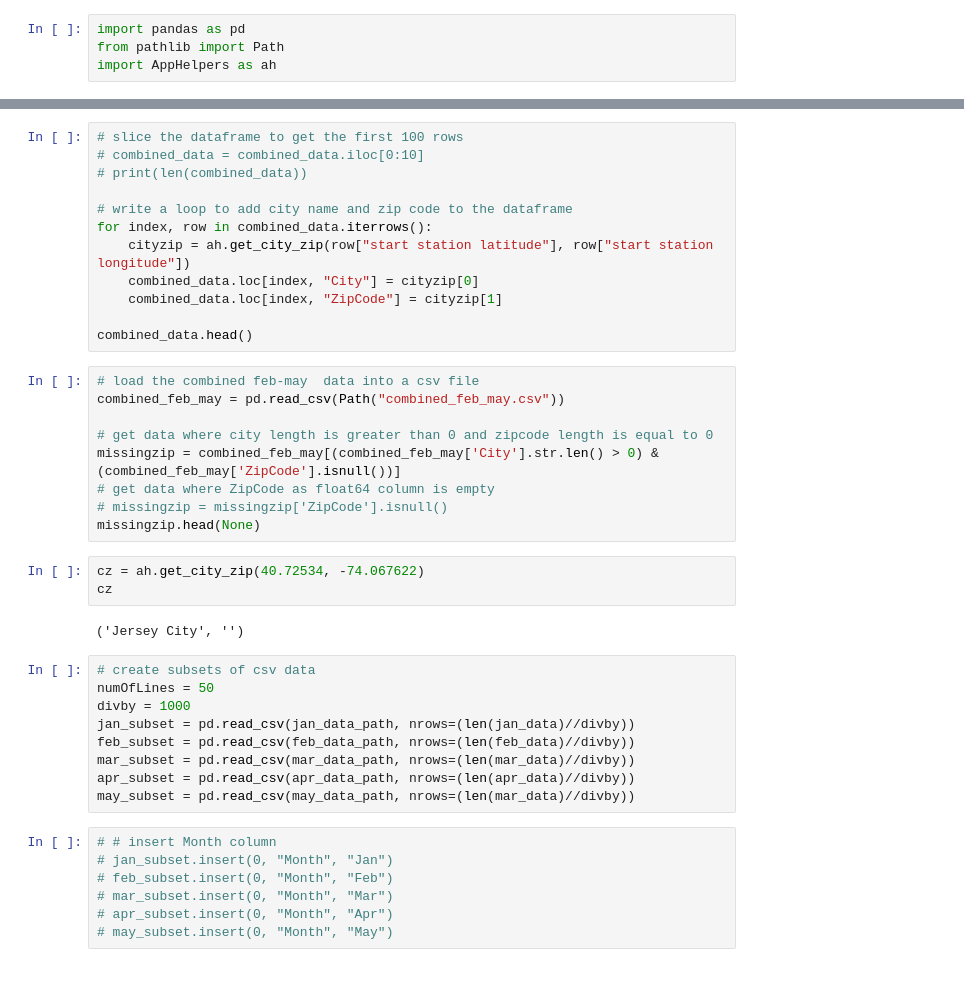
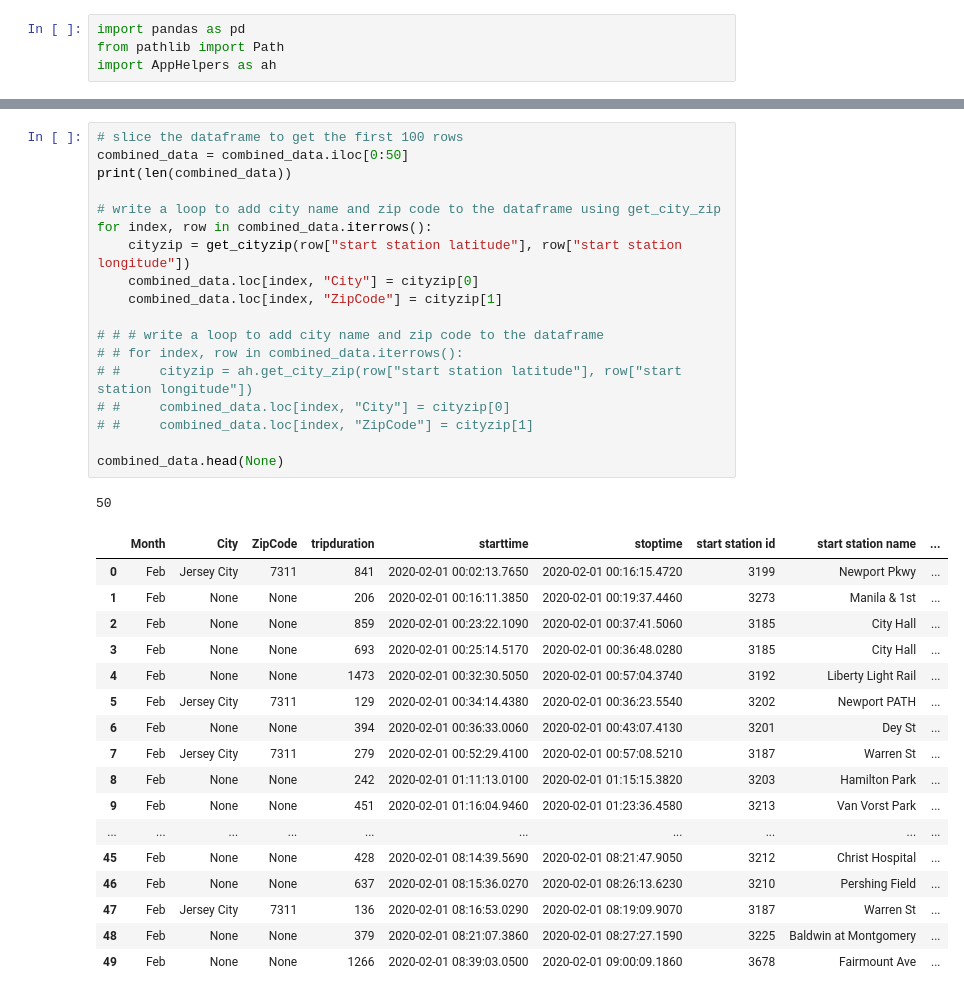
Before and after one commit to baronsgit/tableau-citibike-challenge, a Jupyter notebook: DataCombiner.ipynb, the cells around one changed output, grey strips where cells are left out. Saved outputs shown, nothing was run; the diff lists cells and outputs as text.

Commit message:
added zip code data

```diff
--- a/DataCombiner.ipynb
+++ b/DataCombiner.ipynb
@@ -42,42 +74,37 @@ combined_data.insert(2, "ZipCode","")
 # %%
 # slice the dataframe to get the first 100 rows
-# combined_data = combined_data.iloc[0:10]
-# print(len(combined_data))
+combined_data = combined_data.iloc[0:50]
+print(len(combined_data))
 
-# write a loop to add city name and zip code to the dataframe
+# write a loop to add city name and zip code to the dataframe using get_city_zip
 for index, row in combined_data.iterrows():
-    cityzip = ah.get_city_zip(row["start station latitude"], row["start station longitude"])
+    cityzip = get_cityzip(row["start station latitude"], row["start station longitude"])
     combined_data.loc[index, "City"] = cityzip[0]
     combined_data.loc[index, "ZipCode"] = cityzip[1]
 
-combined_data.head()
+# # # write a loop to add city name and zip code to the dataframe
+# # for index, row in combined_data.iterrows():
+# #     cityzip = ah.get_city_zip(row["start station latitude"], row["start station longitude"])
+# #     combined_data.loc[index, "City"] = cityzip[0]
+# #     combined_data.loc[index, "ZipCode"] = cityzip[1]
+
+combined_data.head(None)
+# %% [output]
+50
+|  | Month | City | ZipCode | tripduration | starttime | stoptime | start station id | start station name | ... |
+| 0 | Feb | Jersey City | 7311 | 841 | 2020-02-01 00:02:13.7650 | 2020-02-01 00:16:15.4720 | 3199 | Newport Pkwy | ... |
+| 1 | Feb | None | None | 206 | 2020-02-01 00:16:11.3850 | 2020-02-01 00:19:37.4460 | 3273 | Manila & 1st | ... |
+| 2 | Feb | None | None | 859 | 2020-02-01 00:23:22.1090 | 2020-02-01 00:37:41.5060 | 3185 | City Hall | ... |
+| 3 | Feb | None | None | 693 | 2020-02-01 00:25:14.5170 | 2020-02-01 00:36:48.0280 | 3185 | City Hall | ... |
+| 4 | Feb | None | None | 1473 | 2020-02-01 00:32:30.5050 | 2020-02-01 00:57:04.3740 | 3192 | Liberty Light Rail | ... |
+| 5 | Feb | Jersey City | 7311 | 129 | 2020-02-01 00:34:14.4380 | 2020-02-01 00:36:23.5540 | 3202 | Newport PATH | ... |
+| 6 | Feb | None | None | 394 | 2020-02-01 00:36:33.0060 | 2020-02-01 00:43:07.4130 | 3201 | Dey St | ... |
+| 7 | Feb | Jersey City | 7311 | 279 | 2020-02-01 00:52:29.4100 | 2020-02-01 00:57:08.5210 | 3187 | Warren St | ... |
+| 8 | Feb | None | None | 242 | 2020-02-01 01:11:13.0100 | 2020-02-01 01:15:15.3820 | 3203 | Hamilton Park | ... |
+| 9 | Feb | None | None | 451 | 2020-02-01 01:16:04.9460 | 2020-02-01 01:23:36.4580 | 3213 | Van Vorst Park | ... |
+| ... | ... | ... | ... | ... | ... | ... | ... | ... | ... |
+| 45 | Feb | None | None | 428 | 2020-02-01 08:14:39.5690 | 2020-02-01 08:21:47.9050 | 3212 | Christ Hospital | ... |
+| 46 | Feb | None | None | 637 | 2020-02-01 08:15:36.0270 | 2020-02-01 08:26:13.6230 | 3210 | Pershing Field | ... |
+| 47 | Feb | Jersey City | 7311 | 136 | 2020-02-01 08:16:53.0290 | 2020-02-01 08:19:09.9070 | 3187 | Warren St | ... |
+| 48 | Feb | None | None | 379 | 2020-02-01 08:21:07.3860 | 2020-02-01 08:27:27.1590 | 3225 | Baldwin at Montgomery | ... |
+| 49 | Feb | None | None | 1266 | 2020-02-01 08:39:03.0500 | 2020-02-01 09:00:09.1860 | 3678 | Fairmount Ave | ... |
-# %%
-# load the combined feb-may  data into a csv file
-combined_feb_may = pd.read_csv(Path("combined_feb_may.csv"))
-
-# get data where city length is greater than 0 and zipcode length is equal to 0
-missingzip = combined_feb_may[(combined_feb_may['City'].str.len() > 0) & (combined_feb_may['ZipCode'].isnull())]
-# get data where ZipCode as float64 column is empty
-# missingzip = missingzip['ZipCode'].isnull()
-missingzip.head(None)
-# %%
-cz = ah.get_city_zip(40.72534, -74.067622)
-cz
-# %% [output]
-('Jersey City', '')
-# %%
-# create subsets of csv data
-numOfLines = 50
-divby = 1000
-jan_subset = pd.read_csv(jan_data_path, nrows=(len(jan_data)//divby))
-feb_subset = pd.read_csv(feb_data_path, nrows=(len(feb_data)//divby))
-mar_subset = pd.read_csv(mar_data_path, nrows=(len(mar_data)//divby))
-apr_subset = pd.read_csv(apr_data_path, nrows=(len(apr_data)//divby))
-may_subset = pd.read_csv(may_data_path, nrows=(len(mar_data)//divby))
-# %%
-# # insert Month column
-# jan_subset.insert(0, "Month", "Jan")
-# feb_subset.insert(0, "Month", "Feb")
-# mar_subset.insert(0, "Month", "Mar")
-# apr_subset.insert(0, "Month", "Apr")
-# may_subset.insert(0, "Month", "May")
```
Also changed, not shown: parts of 11 cells of this notebook, 3 other files.
